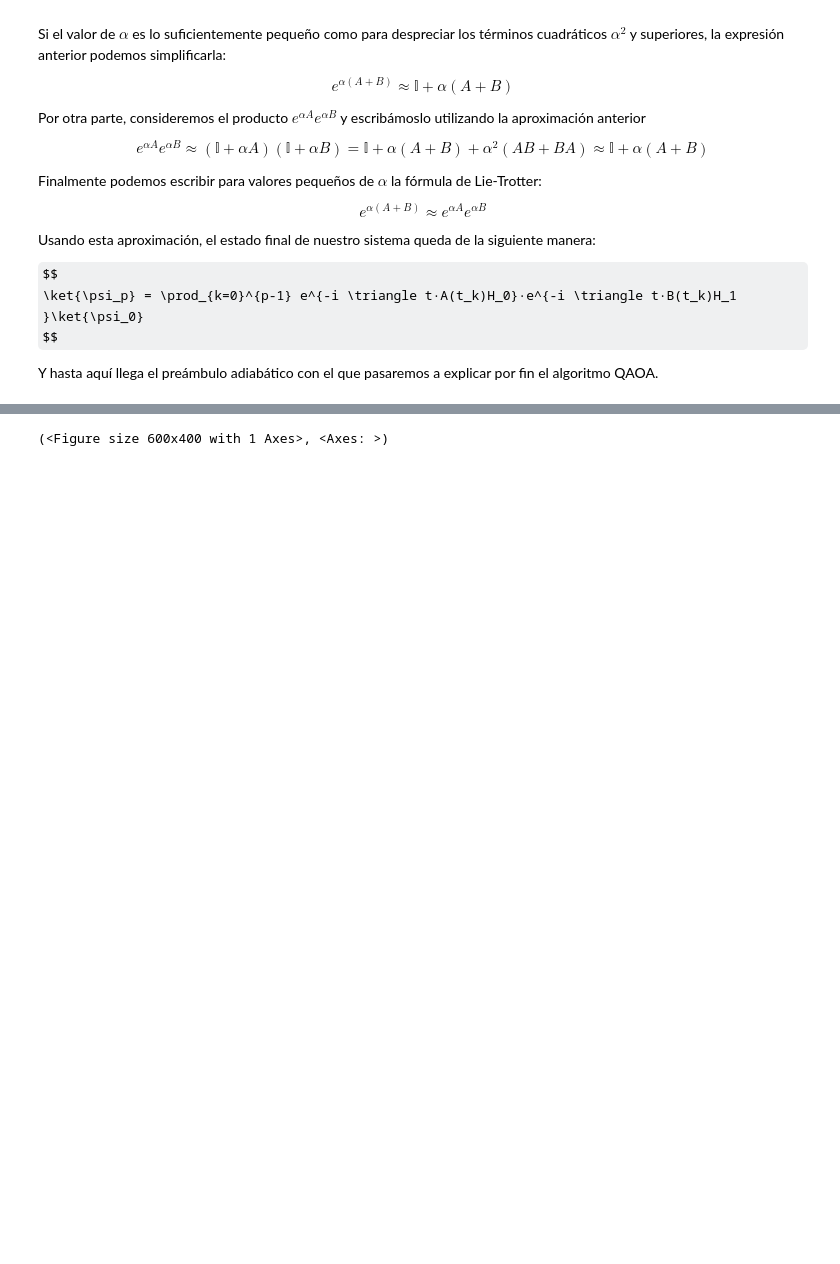
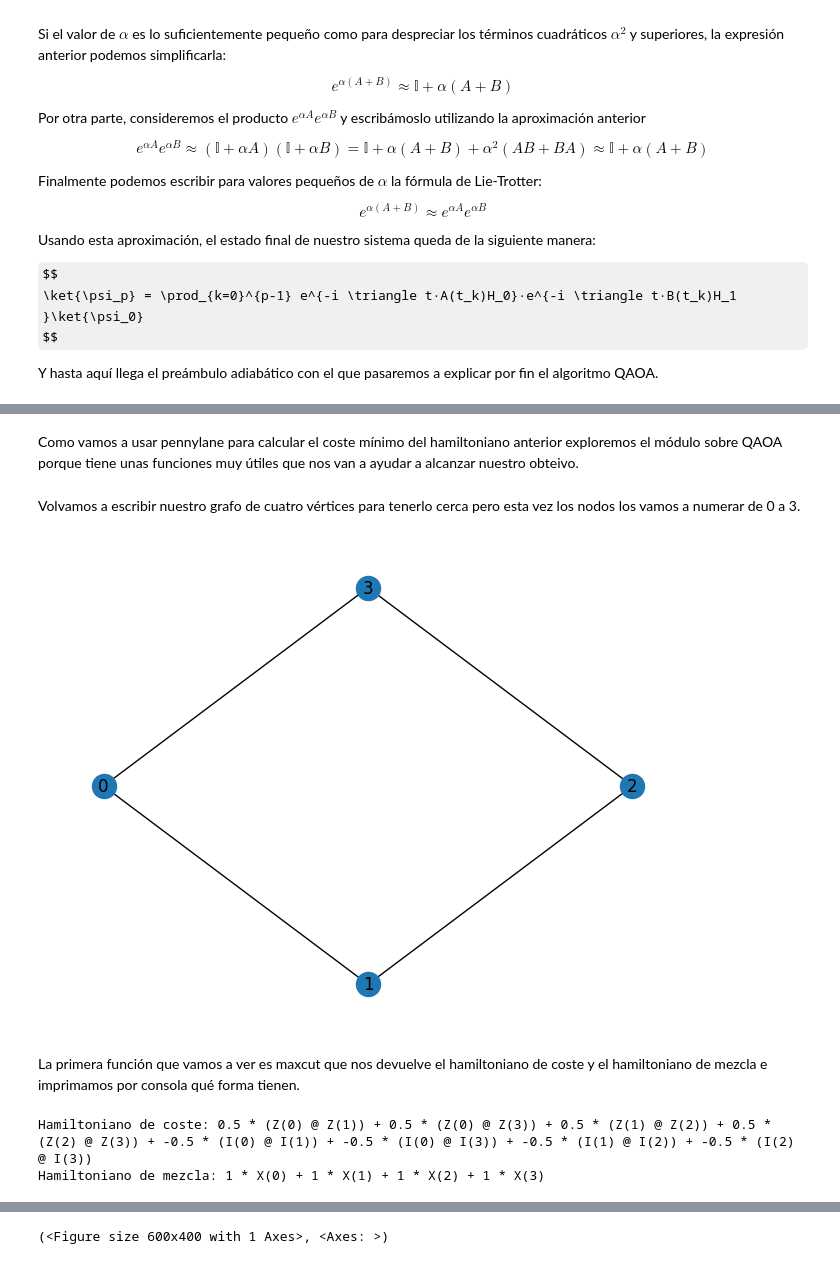
Before and after one commit to pabloramosdev/quantum_computing, a Jupyter notebook: max_cut_problem.ipynb, the cells around one changed output, grey strips where cells are left out. Cells and saved outputs as stored; diff of their text form; code cells hidden in the pictures; some formulas as TeX source; blank space fills up the shorter version.

Commit message:
visualizando qaoa por seciones

```diff
--- a/max_cut_problem.ipynb
+++ b/max_cut_problem.ipynb
@@ -325 +327,3 @@ H_c=\frac{1}{2} \sum_{(ij)} (\mathbb{I} - Z_iZ_j)
 $$
+# %% [markdown]
+Como vamos a usar pennylane para calcular el coste mínimo del hamiltoniano anterior exploremos el módulo sobre QAOA porque tiene unas funciones muy útiles que nos van a ayudar a alcanzar nuestro obteivo.
@@ -325,0 +336,17 @@ $$
+# %% [markdown]
+Volvamos a escribir nuestro grafo de cuatro vértices para tenerlo cerca pero esta vez los nodos los vamos a numerar de 0 a 3.
+# %%
+graph = nx.Graph([(0, 1), (1, 2), (2, 3), (0, 3)])
+nx.draw_shell(graph, with_labels=True)
+# %% [output]
+[figure, added]
+# %% [markdown]
+La primera función que vamos a ver es maxcut que nos devuelve el hamiltoniano de coste y el hamiltoniano de mezcla e imprimamos por consola qué forma tienen.
+# %%
+cost_h, mixer_h = maxcut(graph)
+
+print(f"Hamiltoniano de coste: {cost_h}")
+print(f"Hamiltoniano de mezcla: {mixer_h}")
+# %% [output]
+Hamiltoniano de coste: 0.5 * (Z(0) @ Z(1)) + 0.5 * (Z(0) @ Z(3)) + 0.5 * (Z(1) @ Z(2)) + 0.5 * (Z(2) @ Z(3)) + -0.5 * (I(0) @ I(1)) + -0.5 * (I(0) @ I(3)) + -0.5 * (I(1) @ I(2)) + -0.5 * (I(2) @ I(3))
+Hamiltoniano de mezcla: 1 * X(0) + 1 * X(1) + 1 * X(2) + 1 * X(3)
```
Also changed, not shown: parts of 9 cells of this notebook.
